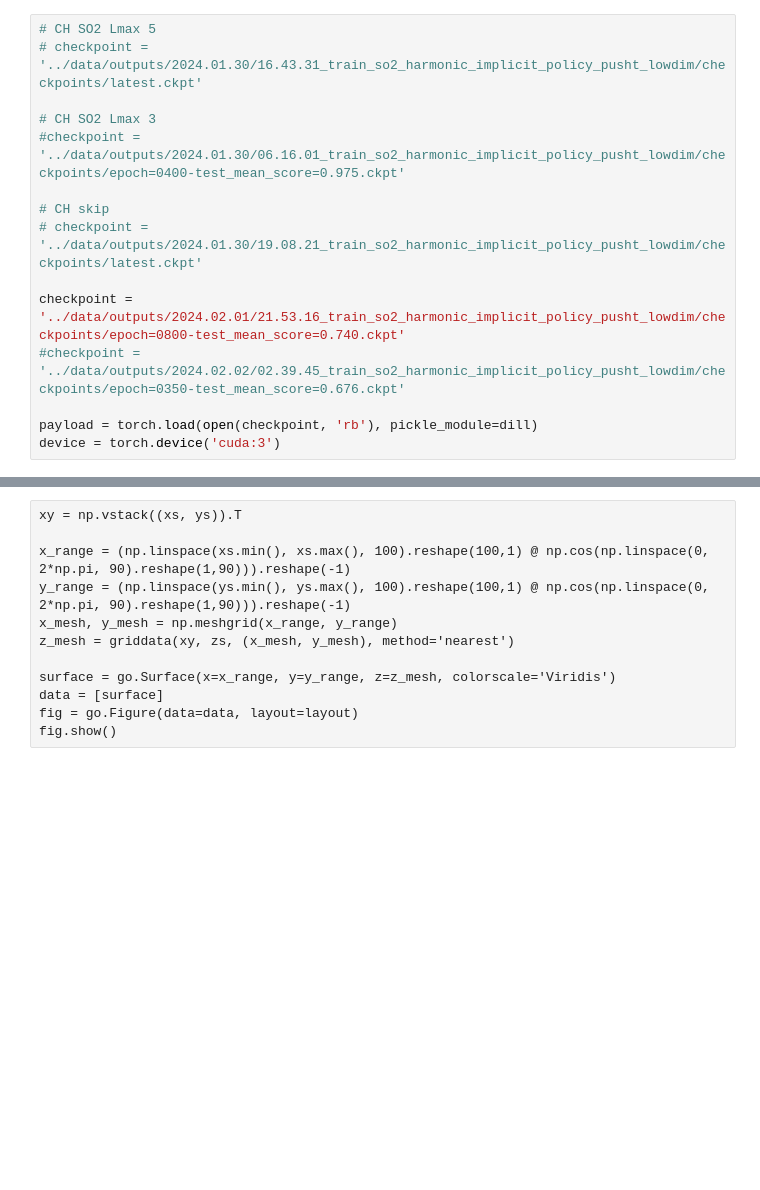
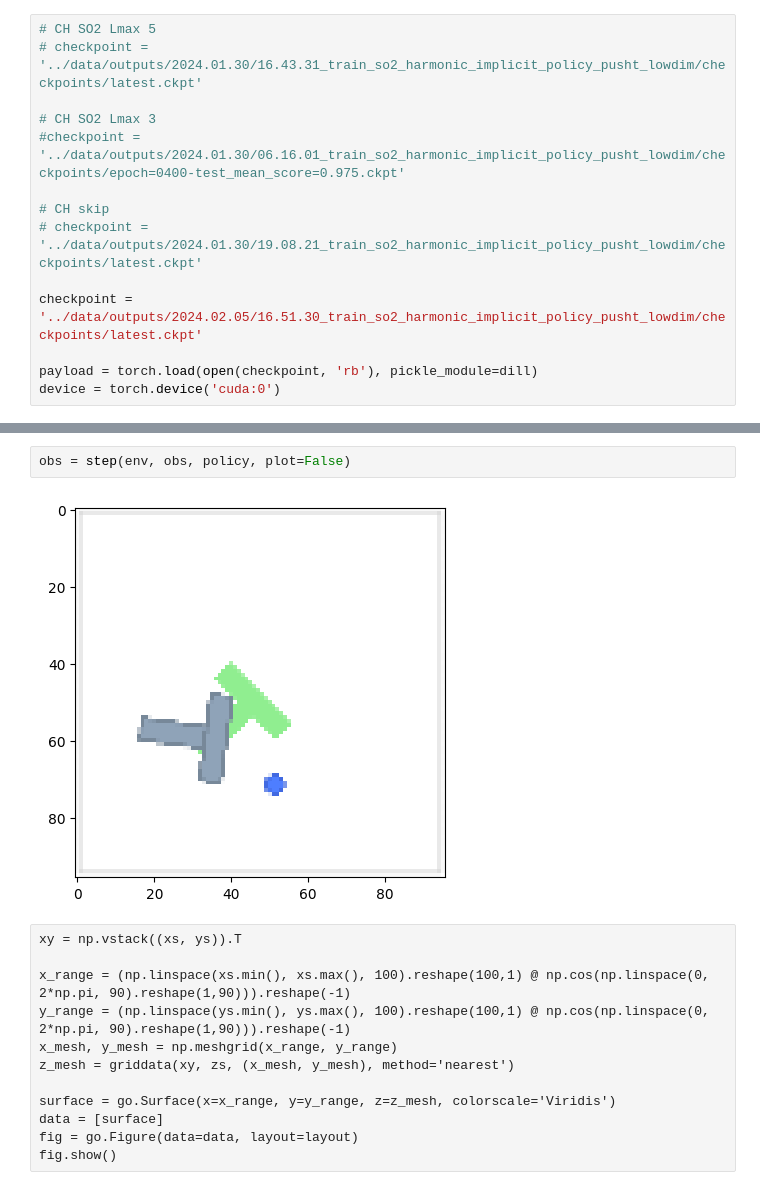
Before and after one commit to ColinKohler/fourier_value_functions, a Jupyter notebook: notebooks/EnergyLandscape3D.ipynb, the cells around one changed output, grey strips where cells are left out. Cells and saved outputs as stored; diff of their text form; blank space fills up the shorter version.

```diff
--- a/notebooks/EnergyLandscape3D.ipynb
+++ b/notebooks/EnergyLandscape3D.ipynb
@@ -34,11 +31,10 @@ Hello from the pygame community. https://www.pygame.org/contribute.html
 # CH skip
 # checkpoint = '../data/outputs/2024.01.30/19.08.21_train_so2_harmonic_implicit_policy_pusht_lowdim/checkpoints/latest.ckpt'
 
-checkpoint = '../data/outputs/2024.02.01/21.53.16_train_so2_harmonic_implicit_policy_pusht_lowdim/checkpoints/epoch=0800-test_mean_score=0.740.ckpt'
-#checkpoint = '../data/outputs/2024.02.02/02.39.45_train_so2_harmonic_implicit_policy_pusht_lowdim/checkpoints/epoch=0350-test_mean_score=0.676.ckpt'
+checkpoint = '../data/outputs/2024.02.05/16.51.30_train_so2_harmonic_implicit_policy_pusht_lowdim/checkpoints/latest.ckpt'
 
 payload = torch.load(open(checkpoint, 'rb'), pickle_module=dill)
-device = torch.device('cuda:3')
+device = torch.device('cuda:0')
 # %%
 cfg = payload['config']
 cls = hydra.utils.get_class(cfg._target_)
@@ -147,3 +170,7 @@ obs, r, d, _ = env.step(new_act.squeeze(0).cpu().numpy())
+# %%
+obs = step(env, obs, policy, plot=False)
+# %% [output]
+[figure, added]
 # %% [raw]
 xy = np.vstack((xs, ys)).T
 
```
Also changed, not shown: parts of 5 cells of this notebook, 6 other files.
